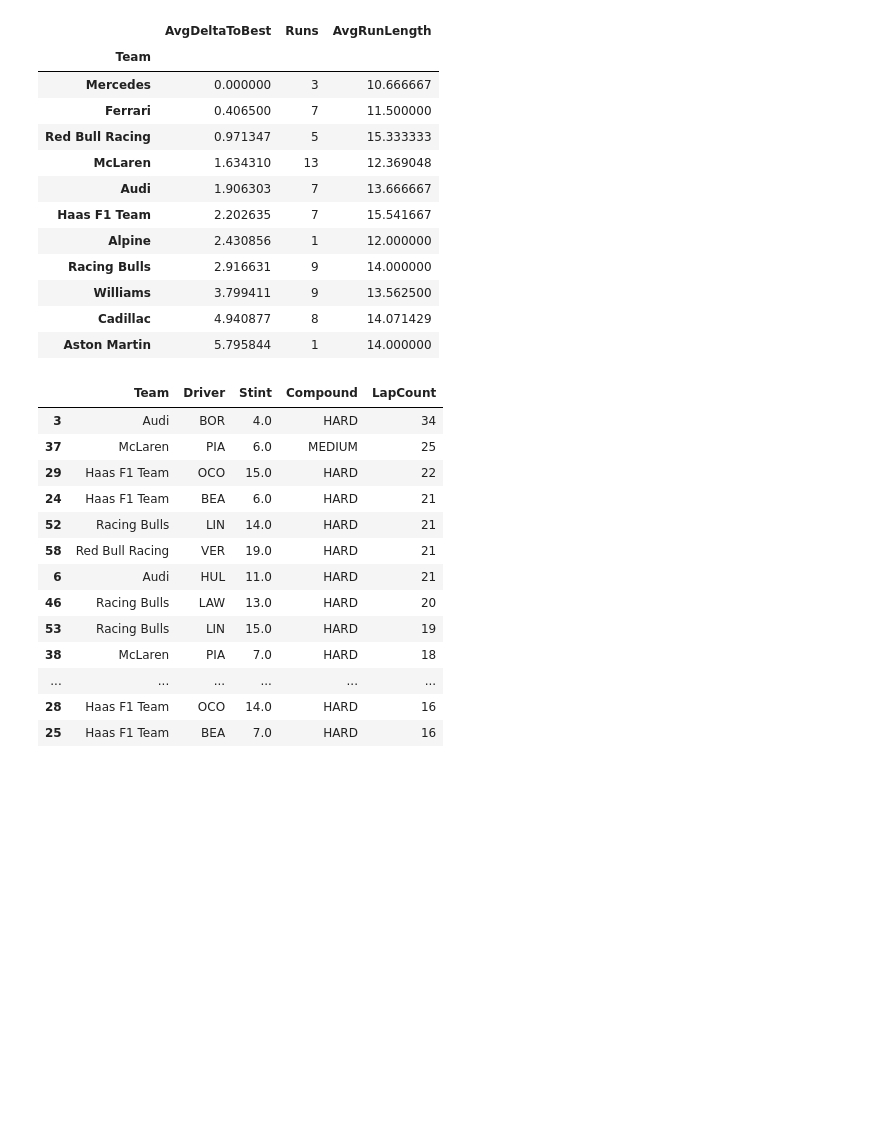
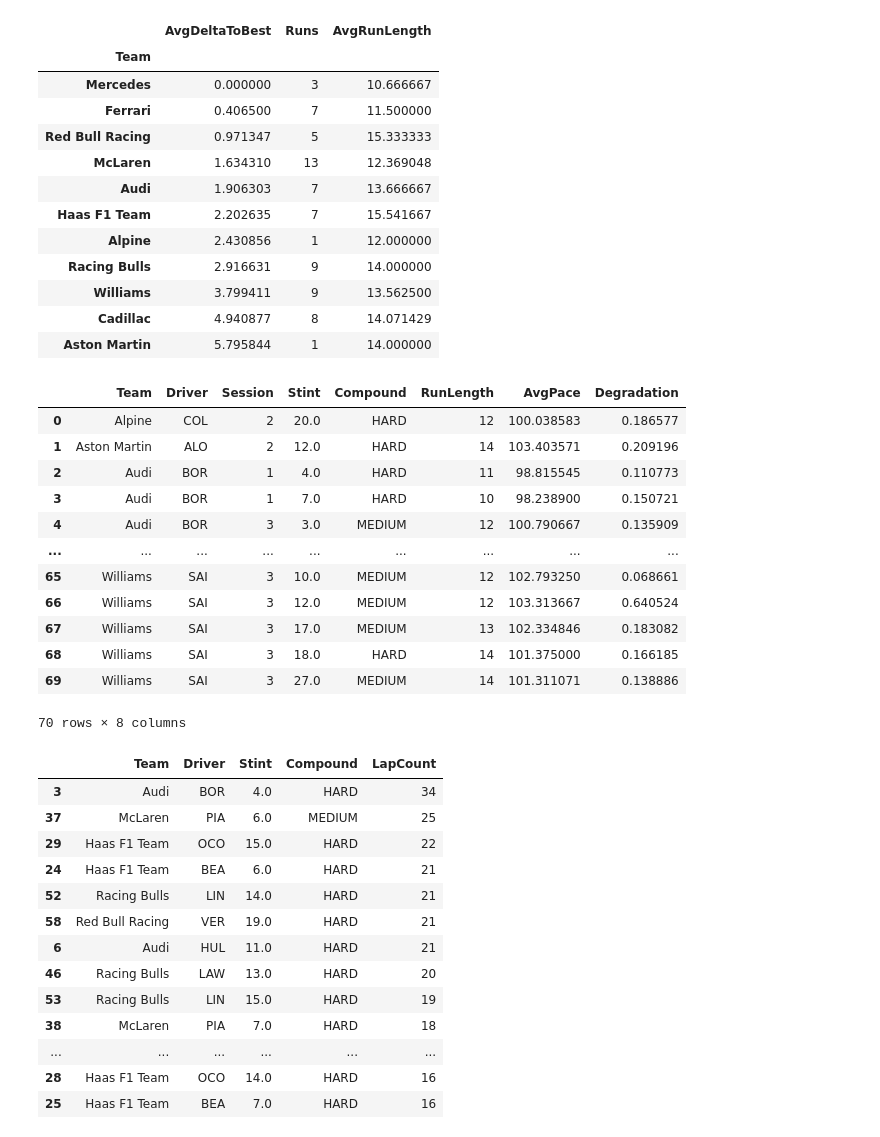
Before and after one commit to PranavNG/f1-analytics, a Jupyter notebook: scripts/f1_2026_ps_testing_analysis.ipynb, the cells around one changed output. Drawn from its saved outputs; the diff is of its cells as text; code cells hidden in the pictures; blank space fills up the shorter version.

```diff
--- a/scripts/f1_2026_ps_testing_analysis.ipynb
+++ b/scripts/f1_2026_ps_testing_analysis.ipynb
@@ -210,4 +260,21 @@ core           INFO     Finished loading data for 22 drivers: ['1', '3', '5', '6
 | Williams | 3.799411 | 9 | 13.562500 |
 | Cadillac | 4.940877 | 8 | 14.071429 |
 | Aston Martin | 5.795844 | 1 | 14.000000 |
+# %%
+# One row per detected long run (team/driver/session/stint/compound)
+t2_run_level
+# %% [output]
+|  | Team | Driver | Session | Stint | Compound | RunLength | AvgPace | Degradation |
+| 0 | Alpine | COL | 2 | 20.0 | HARD | 12 | 100.038583 | 0.186577 |
+| 1 | Aston Martin | ALO | 2 | 12.0 | HARD | 14 | 103.403571 | 0.209196 |
+| 2 | Audi | BOR | 1 | 4.0 | HARD | 11 | 98.815545 | 0.110773 |
+| 3 | Audi | BOR | 1 | 7.0 | HARD | 10 | 98.238900 | 0.150721 |
+| 4 | Audi | BOR | 3 | 3.0 | MEDIUM | 12 | 100.790667 | 0.135909 |
+| ... | ... | ... | ... | ... | ... | ... | ... | ... |
+| 65 | Williams | SAI | 3 | 10.0 | MEDIUM | 12 | 102.793250 | 0.068661 |
+| 66 | Williams | SAI | 3 | 12.0 | MEDIUM | 12 | 103.313667 | 0.640524 |
+| 67 | Williams | SAI | 3 | 17.0 | MEDIUM | 13 | 102.334846 | 0.183082 |
+| 68 | Williams | SAI | 3 | 18.0 | HARD | 14 | 101.375000 | 0.166185 |
+| 69 | Williams | SAI | 3 | 27.0 | MEDIUM | 14 | 101.311071 | 0.138886 |
+70 rows × 8 columns
 # %%
```
Also changed, not shown: parts of 22 cells of this notebook.
